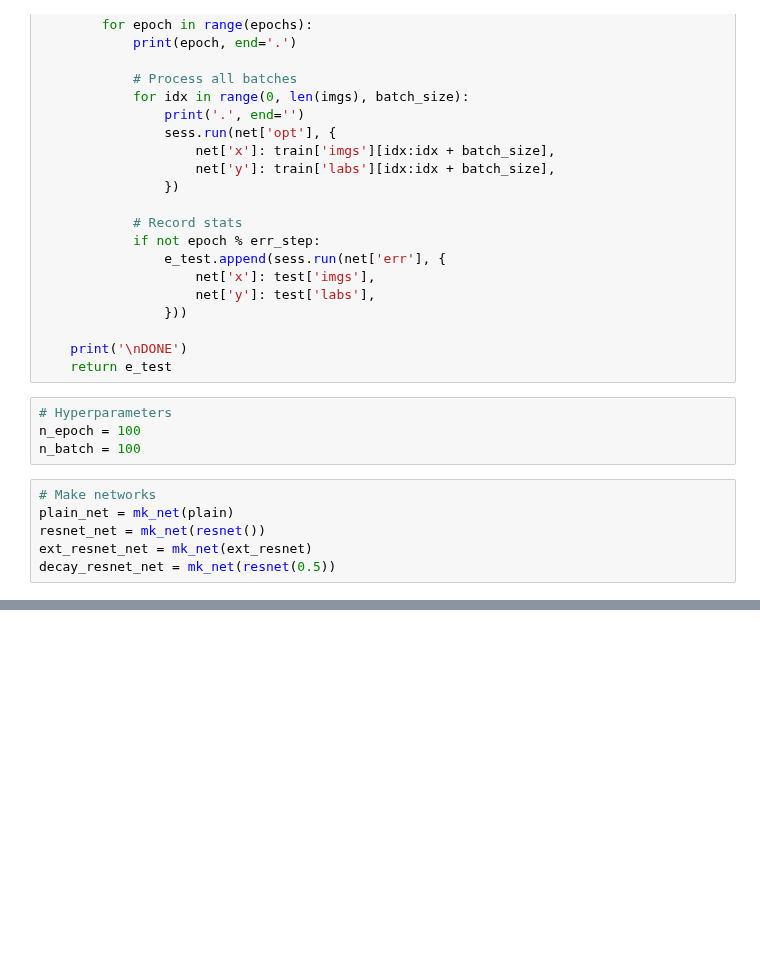
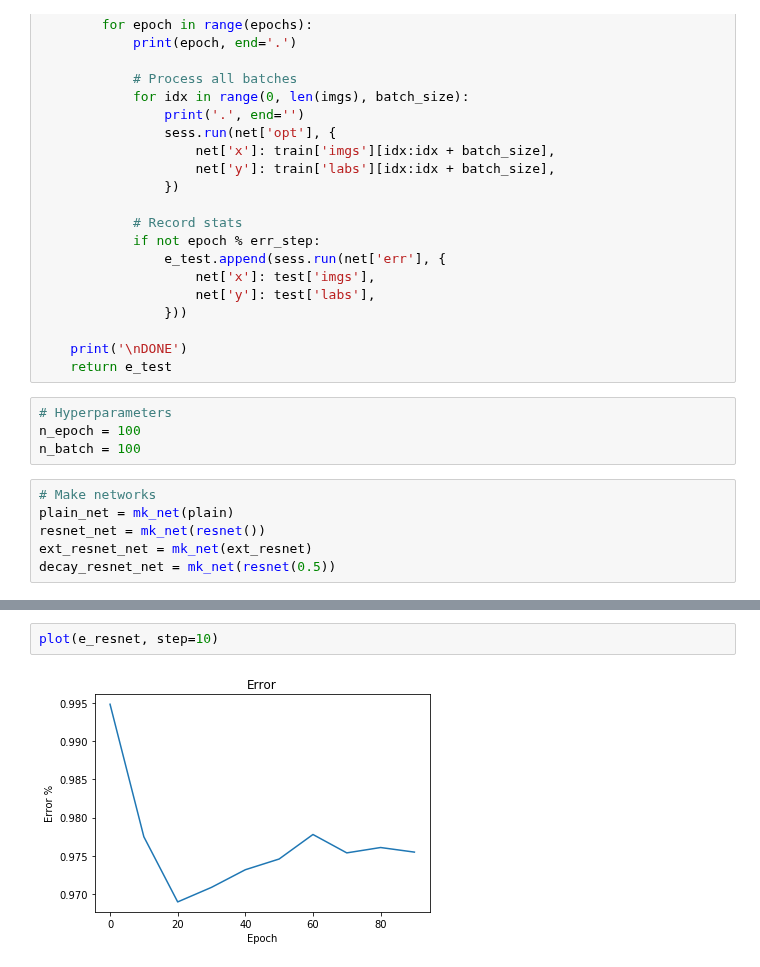
Before and after one commit to metakirby5/AltResNets, a Jupyter notebook: ResNet.ipynb, the cells around one changed output, grey strips where cells are left out. Drawn from its saved outputs; the diff is of its cells as text; blank space fills up the shorter version.

```diff
--- a/ResNet.ipynb
+++ b/ResNet.ipynb
@@ -245,0 +251,4 @@ TRAINING: PLAIN
+# %%
+plot(e_resnet, step=10)
+# %% [output]
+[figure, added]
```
Also changed, not shown: parts of 8 cells of this notebook.
